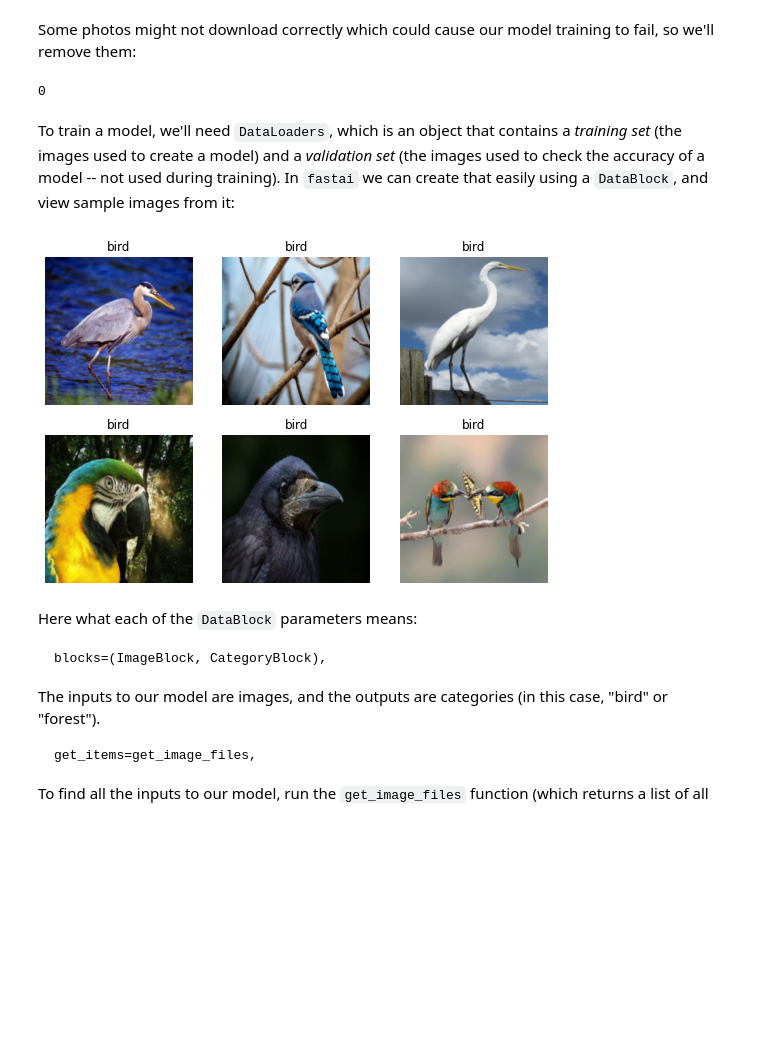
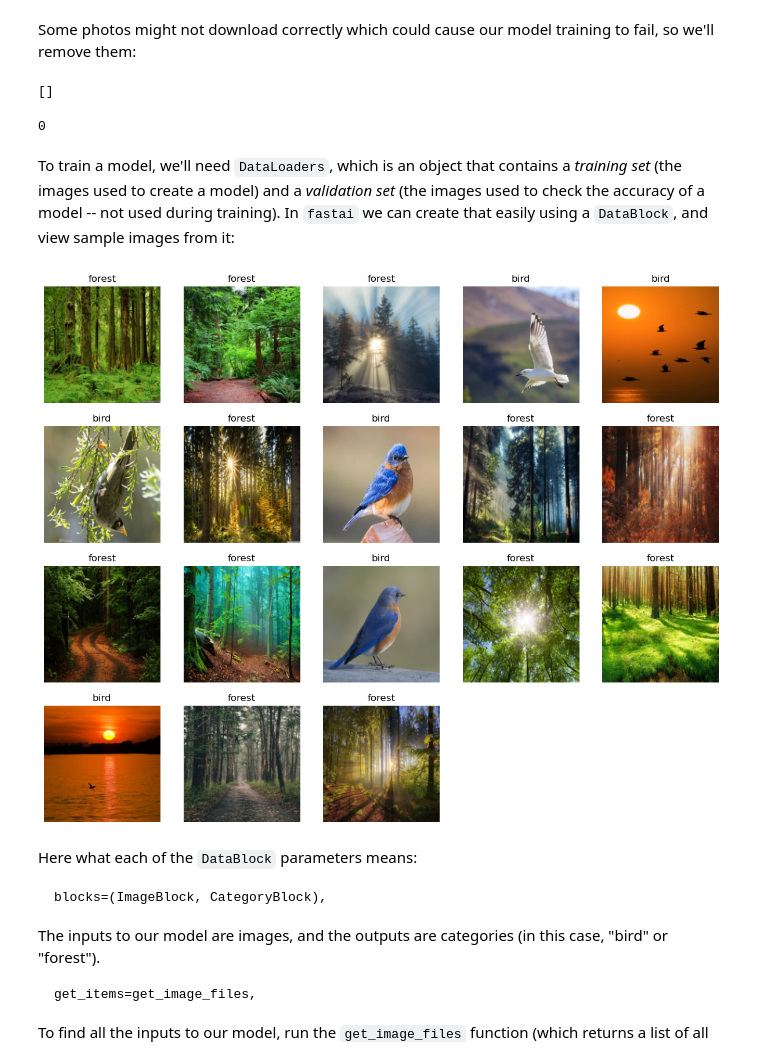
Before and after one commit to damiensawyer/aicourse, a Jupyter notebook: jupyter/notebooks/course22/00-is-it-a-bird-creating-a-model-from-your-own-data.ipynb, the cells around one changed output. Saved outputs shown, nothing was run; the diff lists cells and outputs as text; code cells hidden in the pictures; blank space fills up the shorter version.

```diff
--- a/jupyter/notebooks/course22/00-is-it-a-bird-creating-a-model-from-your-own-data.ipynb
+++ b/jupyter/notebooks/course22/00-is-it-a-bird-creating-a-model-from-your-own-data.ipynb
@@ -92,23 +96,26 @@ Some photos might not download correctly which could cause our model training to
 # %%
+get_image_files(path)
 failed = verify_images(get_image_files(path))
+print(failed)
 failed.map(Path.unlink)
 len(failed)
 # %% [output]
-0
+[]
+0
 # %% [markdown]
 To train a model, we'll need `DataLoaders`, which is an object that contains a *training set* (the images used to create a model) and a *validation set* (the images used to check the accuracy of a model -- not used during training). In `fastai` we can create that easily using a `DataBlock`, and view sample images from it:
 # %%
 dls = DataBlock(
     blocks=(ImageBlock, CategoryBlock),
     get_items=get_image_files,
     splitter=RandomSplitter(valid_pct=0.2, seed=42),
     get_y=parent_label,
     item_tfms=[Resize(192, method='squish')]
 ).dataloaders(path)
 
-dls.show_batch(max_n=6)
+dls.show_batch(max_n=18)
 # %% [output]
-[figure, old version]
+[figure, new version]
 # %% [markdown]
 Here what each of the `DataBlock` parameters means:
 
```
Also changed, not shown: parts of 6 cells of this notebook, 3 other files.
